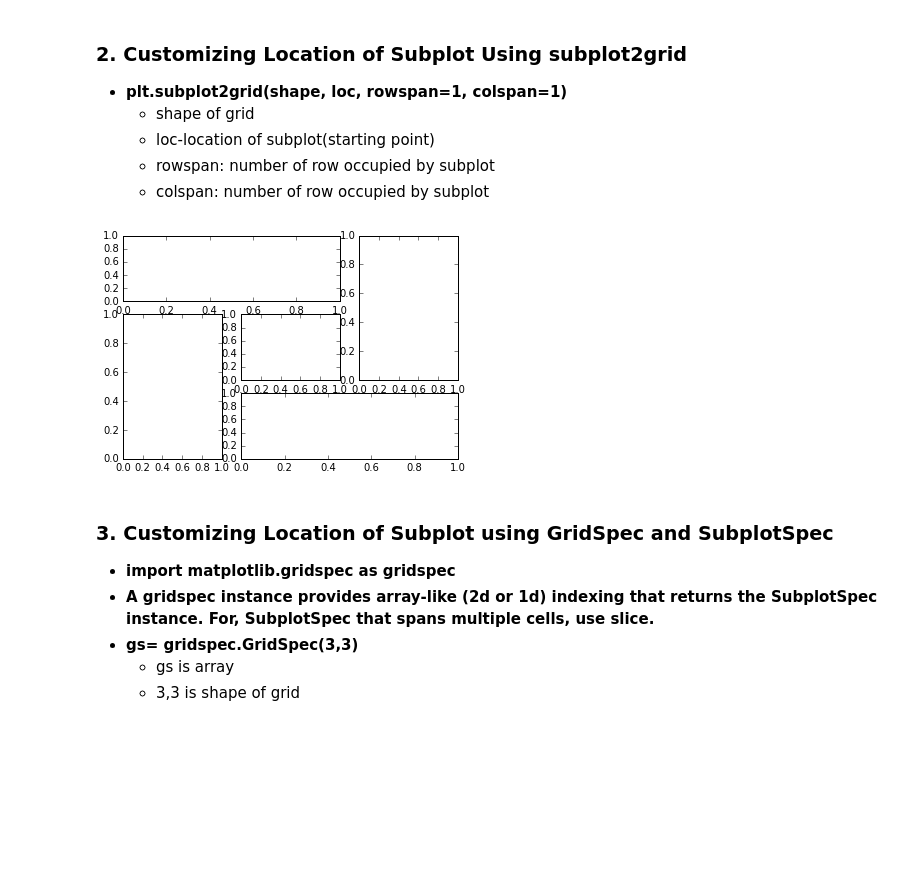
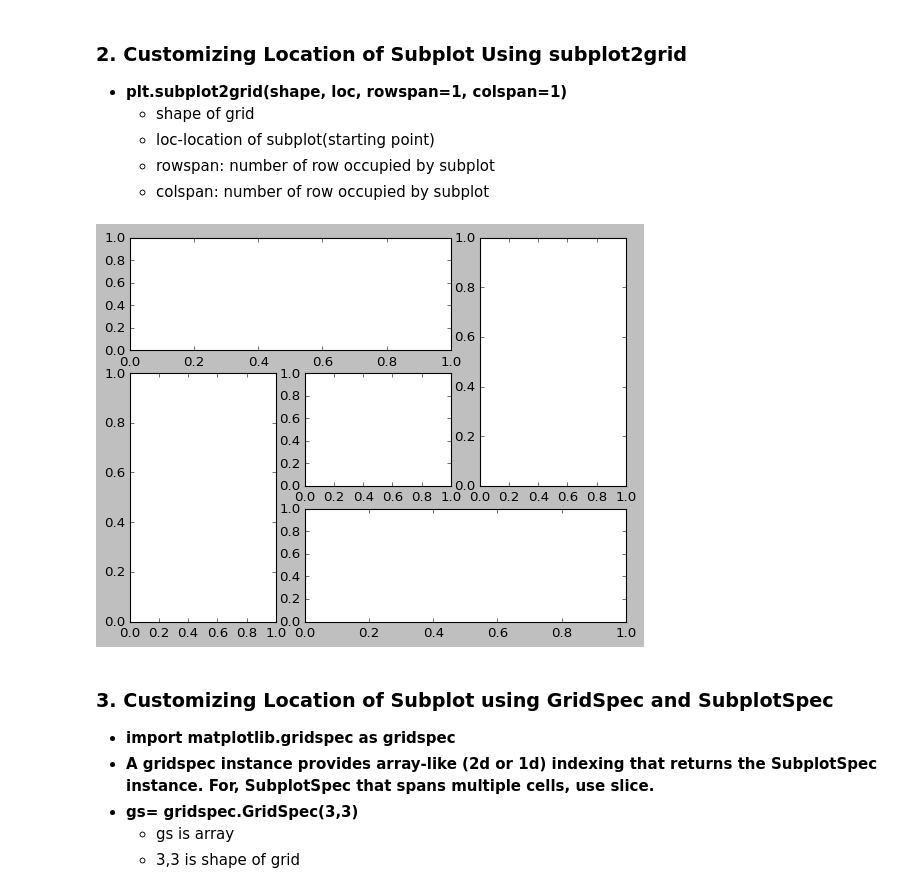
Before and after one commit to amitkvikram/python, a Jupyter notebook: matplotlib.ipynb, the cells around one changed output. Cells and saved outputs as stored; diff of their text form; code cells hidden in the pictures; blank space fills up the shorter version.

```diff
--- a/matplotlib.ipynb
+++ b/matplotlib.ipynb
@@ -54,6 +57,9 @@ plt.show()
 - line, =plt.plot() then - line is a [Line2D](https://matplotlib.org/api/lines_api.html#matplotlib.lines.Line2D) instance returned by plot.
 # %%
 import numpy as np
+import matplotlib.pyplot as plt
+from matplotlib import style
+plt.style.use('classic')
 arr= np.arange(0, 20, .1)
 line1, =plt.plot(arr, (-arr**2)+3,'r',label="Square",ms=4)
 line2, =plt.plot(arr, arr**3, 'b-',marker='o')
@@ -87,6 +93,8 @@ Let us plot above graph of sin and cosine function on separated figures
 # %%
 import matplotlib.pyplot as plt
 import numpy as np
+from matplotlib import style
+plt.style.use('classic')
 
 arr= np.arange(-1, 10, 0.1)
 ax=plt.subplot(2,1,1)
@@ -114,6 +122,8 @@ plt.show()
 import matplotlib.pyplot as plt
 import numpy as np
 import math
+from matplotlib import style
+plt.style.use('classic')
 
 x=np.arange(0,100,1)
 y= np.arange(0,100,1)
@@ -154,6 +164,8 @@ plt.show()
 import numpy as np
 import matplotlib.pyplot as plt
 import math
+from matplotlib import style
+plt.style.use('classic')
 
 plt.subplot(2,2,1)
 plt.subplot(2,2,2)
@@ -172,14 +184,17 @@ plt.show()
     - colspan: number of row occupied by subplot
 # %%
 import matplotlib.pyplot as plt
+from matplotlib import style
+plt.style.use('classic')
+
 plt.subplot2grid((3,3),(0,0), colspan=2)
 plt.subplot2grid((3,3),(0,2), rowspan=2)
 plt.subplot2grid((3,3),(1,0),rowspan=2)
 plt.subplot2grid((3,3),(1,1))
 plt.subplot2grid((3,3),(2,1),colspan=2)
 plt.show()
 # %% [output]
-[figure, old version]
+[figure, new version]
 # %% [markdown]
 ### 3. Customizing Location of Subplot using GridSpec and SubplotSpec
 - **import matplotlib.gridspec as gridspec**
```
Also changed, not shown: parts of 13 cells of this notebook, 3 other files.
